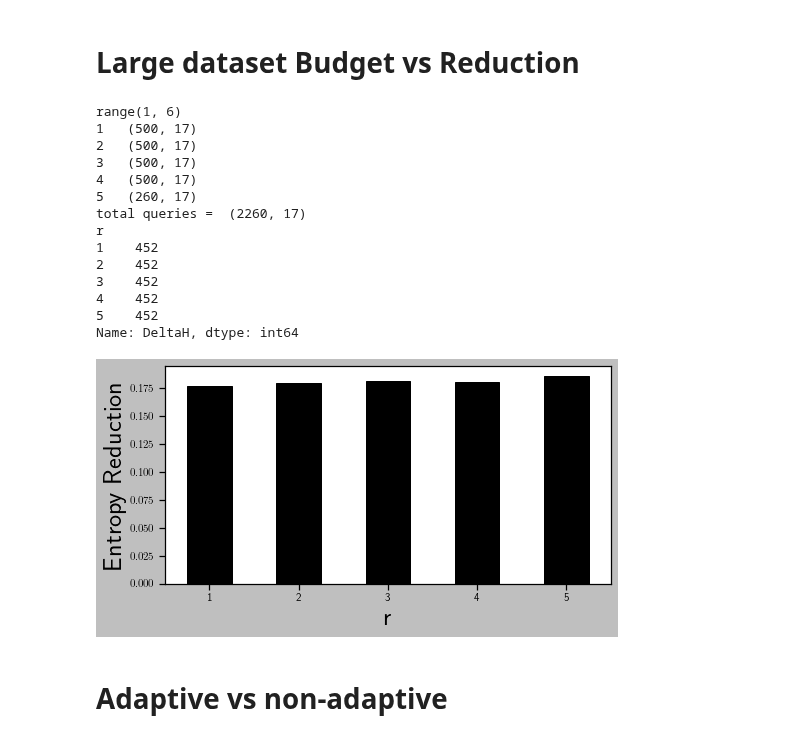
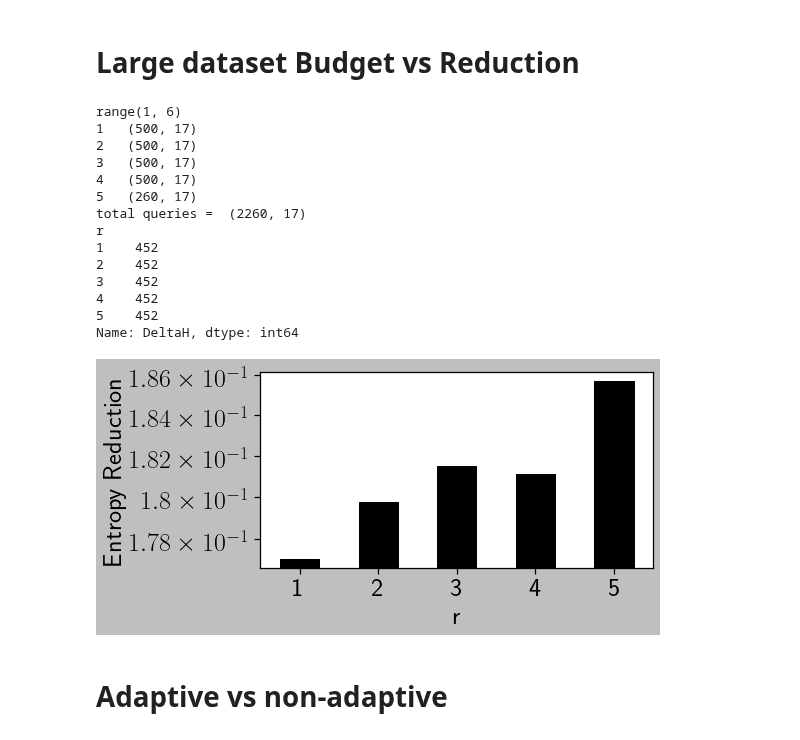
Before and after one commit to toggled/uncertainty, a Jupyter notebook: test.ipynb, the cells around one changed output. Saved outputs shown, nothing was run; the diff lists cells and outputs as text; code cells hidden in the pictures.

```diff
--- a/test.ipynb
+++ b/test.ipynb
@@ -1638,71 +1638,42 @@ print(df0.groupby('r')['DeltaH'].count())
 # df1 = pd.concat(varyK1) # ada
 # print(df1.groupby('r')['DeltaH'].count())
 final_df = pd.DataFrame(df0.groupby('r')['DeltaH'].mean()).reset_index()
 final_df = final_df.rename(columns={"r": "r", "DeltaH": "Entropy Reduction"})
 # final_df['Adaptive'] = df1.groupby('r')['DeltaH'].mean().values
 final_df['r'] = final_df['r'].astype(int)
 # print(final_df)
 ax = final_df.plot(x="r", y=["Entropy Reduction"], kind="bar",rot=0,legend=None)
+plt.yscale('log',base=10)
+plt.yticks([0.178,0.18,0.182,0.184,0.186],fontsize=fontsize-2)
+plt.xticks(fontsize=fontsize-2)
 plt.xlabel('r', fontsize=fontsize-2)
 plt.ylabel('Entropy Reduction',fontsize=fontsize-2)
-# plt.yscale('log',base=10)
-# adap = []
-# non_adap = []
-# std_ad = []
-# std_nad = []
-# for i,K in enumerate(kset):
-#     mean,std = varyK0[i]['DeltaH'].mean(), varyK0[i]['DeltaH'].std()
-#     non_adap.append(mean)
-#     std_nad.append(std)
-#     mean,std = varyK1[i]['DeltaH'].mean(), varyK1[i]['DeltaH'].std()
-#     adap.append(mean)
-#     std_ad.append(std)
-# #     sns.lineplot(x='K', y='DeltaH', data=varyK0[i], linewidth=lw, markersize=8,color='k')
-# # plt.xscale('log',base=2)
-# non_adap = np.array(non_adap)
-# adap = np.array(adap)
-# std_ad = np.array(std_ad)
-# std_nad = np.array(std_nad)
-# plt.plot(kset,non_adap,color = 'k',marker='x',label='Non-adaptive',linewidth=lw)
-# plt.plot(kset,adap,color = 'k',marker='o',label='Adaptive',linewidth=lw)
-# plt.fill_between(kset, adap - std_ad, adap + std_ad, \
-#                  color='r', alpha=0.3)
-# plt.fill_between(kset, non_adap - std_nad, non_adap + std_nad, \
-#                  color='b', alpha=0.3)
-# # ax = plt.gca()
-# # ax.axhline(exact_deltaH,linestyle='--',color='r',linewidth=lw,label='Exact')
-
-# # plt.xscale('log',base=2)
-# plt.xlabel('budget (k)',fontsize=fontsize-2)
-# plt.ylabel('$\hat{H}_0 - \hat{H}_k$',fontsize=fontsize-2)
-# plt.xticks(qset,fontsize=fontsize-2)
-# plt.yticks(fontsize=fontsize-2)
-# plt.legend(None)
-plt.show()
+# plt.show()
 # plt.yticks([0.1,0.13,0.16,0.19],fontsize=fontsize-2)
 # # plt.legend(fontsize=fontsize+10,bbox_to_anchor=(1.001,0.95),frameon = False,prop={"size":20})
 # plt.legend(fontsize=fontsize,loc='best',prop={"size":20})
 # plt.title('R = '+NT,fontsize=fontsize-8)
-# fname = 'figs/varyk_'+data+"_"+q+'_Q'+str(qset)+'_budget_'+NT+".pdf"
+fname = 'figs/varyk_'+data+"_"+q+'_budgetvsdelH.pdf'
 # print(fname)
-# plt.tight_layout()
-# plt.savefig(fname)
+plt.tight_layout()
+plt.savefig(fname)
+plt.show()
 # %% [output]
 range(1, 6)
 1   (500, 17)
 2   (500, 17)
 3   (500, 17)
 4   (500, 17)
 5   (260, 17)
 total queries =  (2260, 17)
 r
 1    452
 2    452
 3    452
 4    452
 5    452
 Name: DeltaH, dtype: int64
-[figure, old version]
+[figure, new version]
 # %% [markdown]
 # Adaptive vs non-adaptive
 # %%
```
Also changed, not shown: 3 other files.
